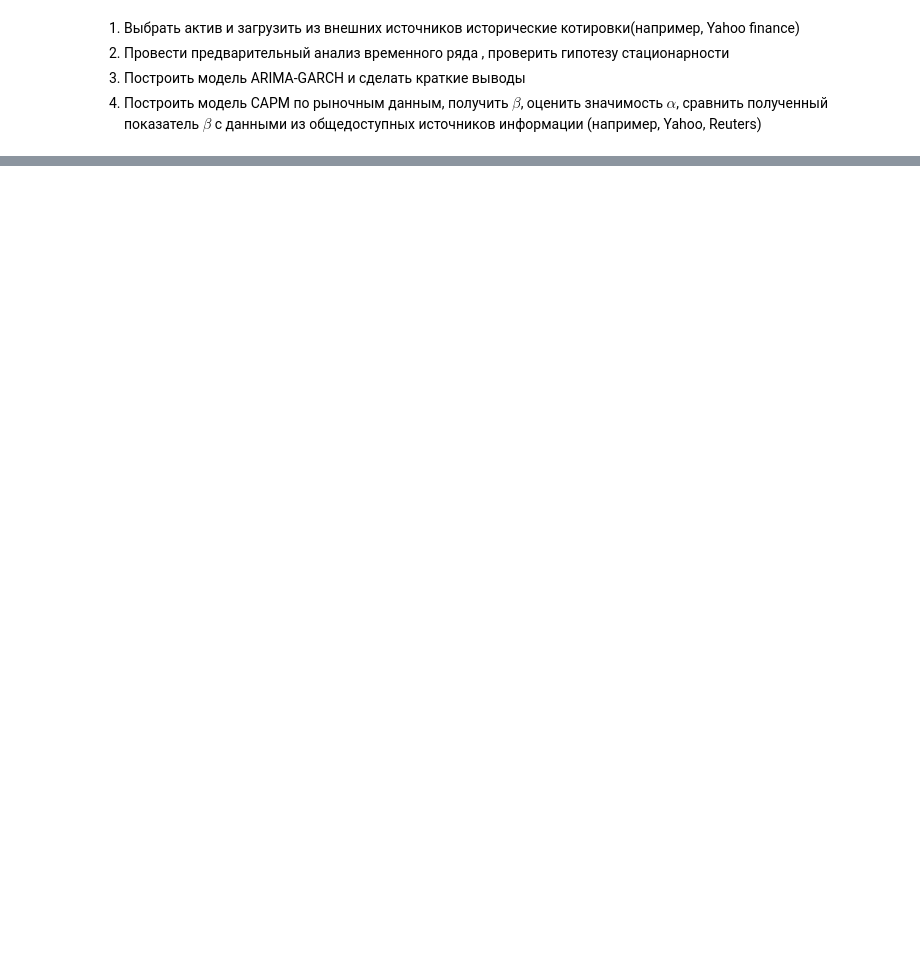
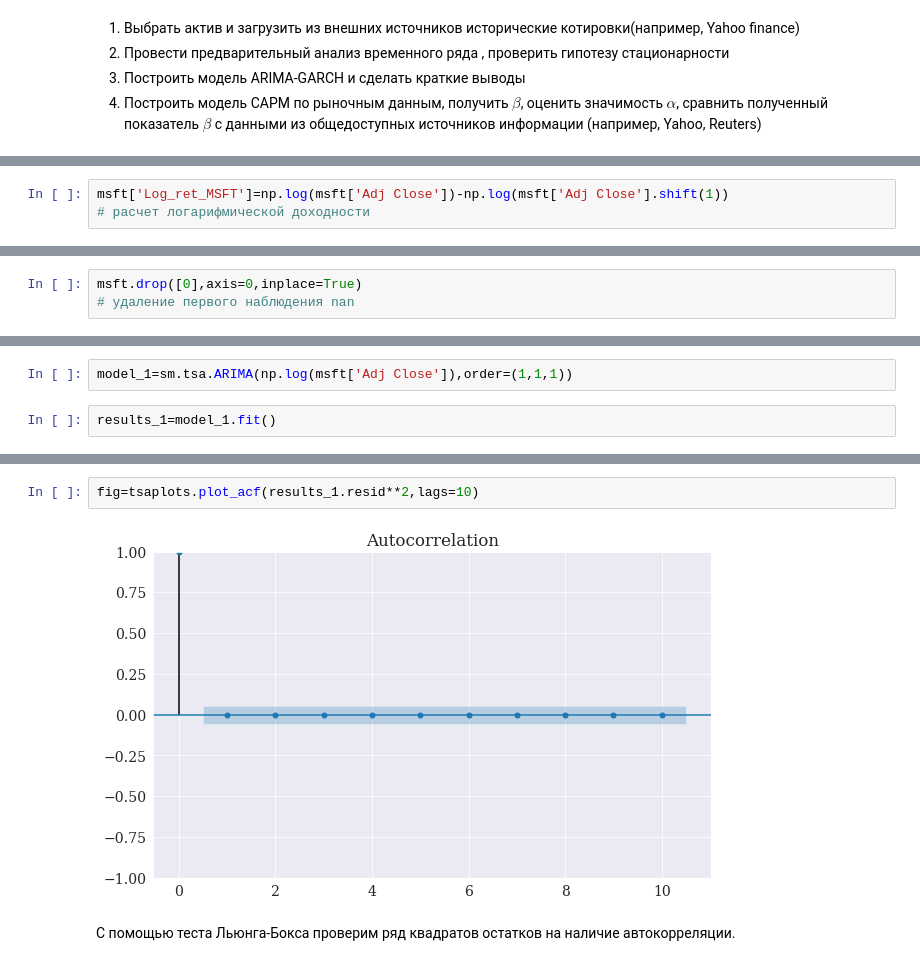
Before and after one commit to qununc/UFR, a Jupyter notebook: no2_time_series/Ex_frm_1.ipynb, the cells around one changed output, grey strips where cells are left out. Drawn from its saved outputs; the diff is of its cells as text; blank space fills up the shorter version.

```diff
--- a/no2_time_series/Ex_frm_1.ipynb
+++ b/no2_time_series/Ex_frm_1.ipynb
@@ -814,0 +876,3 @@ Notes:
+# %%
+msft['Log_ret_MSFT']=np.log(msft['Adj Close'])-np.log(msft['Adj Close'].shift(1))
+# расчет логарифмической доходности
@@ -814,0 +888,3 @@ Notes:
+# %%
+msft.drop([0],axis=0,inplace=True)
+# удаление первого наблюдения nan
@@ -814,0 +1037,4 @@ Notes:
+# %%
+model_1=sm.tsa.ARIMA(np.log(msft['Adj Close']),order=(1,1,1))
+# %%
+results_1=model_1.fit()
@@ -814,0 +1090,6 @@ Notes:
+# %%
+fig=tsaplots.plot_acf(results_1.resid**2,lags=10)
+# %% [output]
+[figure, added]
+# %% [markdown]
+С помощью  теста Льюнга-Бокса проверим ряд квадратов остатков на наличие автокорреляции.
```
Also changed, not shown: parts of 129 cells of this notebook.
